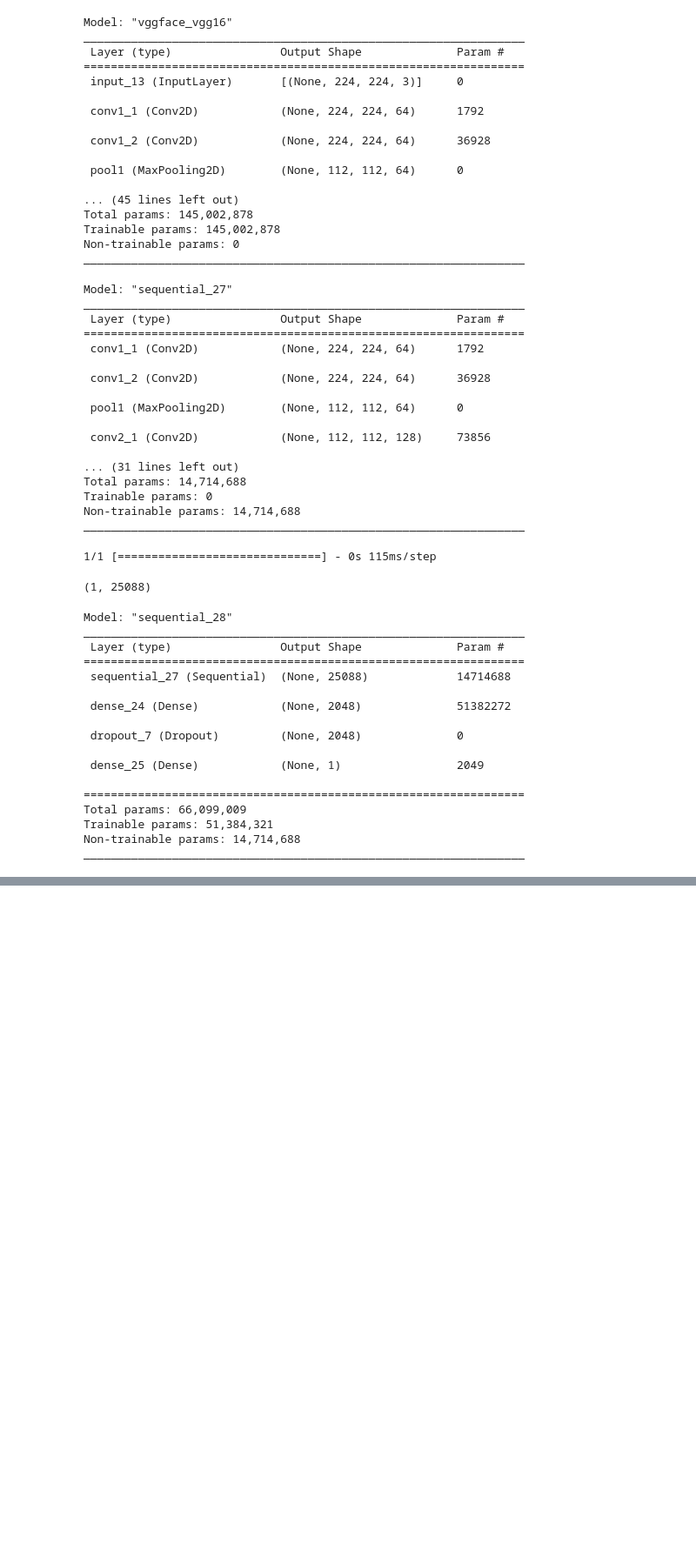
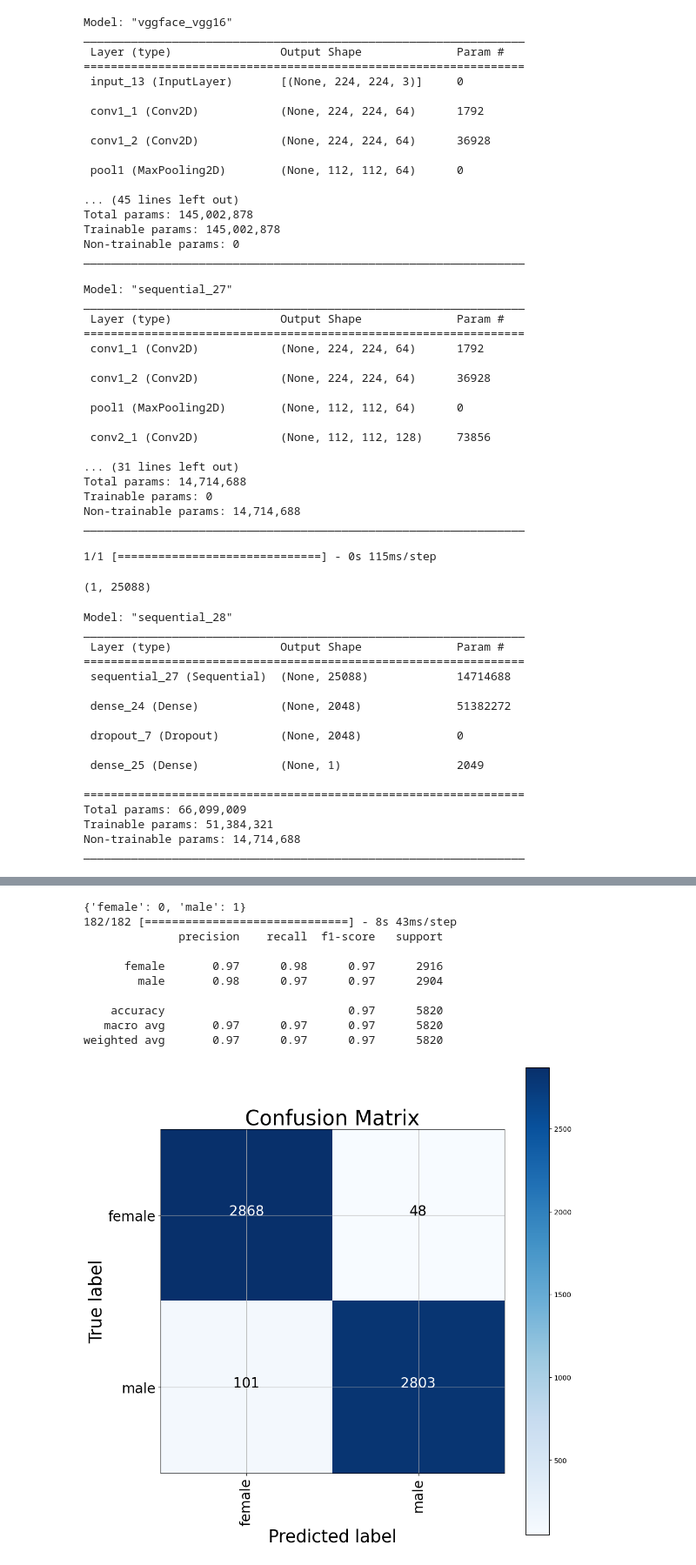
Before and after one commit to Bubuyson/Demographic-Estimator, a Jupyter notebook: testing_vggface_gender.ipynb, the cells around one changed output, grey strips where cells are left out. Shown at 87% size. Drawn from its saved outputs; the diff is of its cells as text; code cells hidden in the pictures; blank space fills up the shorter version.

```diff
--- a/testing_vggface_gender.ipynb
+++ b/testing_vggface_gender.ipynb
@@ -238,0 +450,76 @@ plt.show()
+# %%
+# Plotting the confusion matrix
+from sklearn.metrics import confusion_matrix
+import itertools
+
+def plot_confusion_matrix(cm, classes,
+                            normalize=False,
+                            title='Confusion matrix',
+                            cmap=plt.cm.Blues):
+
+
+        plt.figure(figsize=(10,10))
+        plt.imshow(cm, interpolation='nearest', cmap=cmap)
+        plt.title(title, fontsize=30)
+        plt.colorbar()
+        tick_marks = np.arange(len(classes))
+        plt.xticks(tick_marks, classes, rotation=90, fontsize=20)
+        plt.yticks(tick_marks, classes, fontsize=20)
+
+        fmt = '.2f' if normalize else 'd'
+        thresh = cm.max() / 2.
+
+        # Labeling the plot
+        for i, j in itertools.product(range(cm.shape[0]), range(cm.shape[1])):
+            # plt.text(j, i, format(cm[i, j], fmt), fontsize=20,
+            plt.text(j, i, format(cm[i, j], fmt), fontsize=20,
+                     horizontalalignment="center",
+                     color="white" if cm[i, j] > thresh else "black")
+
+        plt.grid(None)
+        plt.tight_layout()
+        plt.ylabel('True label', fontsize=25)
+        plt.xlabel('Predicted label', fontsize=25)
+
+# Get the labels of the test images.
+test_labels = test_generator.classes
+
+# We need these to plot the confusion matrix.
+test_labels
+
+# Print the label associated with each class
+print(test_generator.class_indices)
+
+# Generate predictions
+predictions = model.predict(test_generator, steps=test_generator.samples // batch_size+1, verbose=1)
+predictions = predictions.flatten()
+predicted_classes = (predictions > 0.5).astype(int)
+
+# Check which items we got right / wrong
+correct_indices = np.nonzero(predicted_classes == test_labels)[0]
+incorrect_indices = np.nonzero(predicted_classes != test_labels)[0]
+
+# Adapted from https://scikit-learn.org/stable/auto_examples/model_selection/plot_confusion_matrix.html
+cm = confusion_matrix(test_labels, predicted_classes)
+cm_plot_labels = validation_generator.class_indices.keys()
+plot_confusion_matrix(cm, cm_plot_labels, title='Confusion Matrix')
+
+# Print the classification report
+from sklearn.metrics import classification_report
+# Generate a classification report
+
+report = classification_report(test_labels, predicted_classes, target_names=validation_generator.class_indices.keys())
+
+print(report)
+# %% [output]
+{'female': 0, 'male': 1}
+182/182 [==============================] - 8s 43ms/step
+              precision    recall  f1-score   support
+
+      female       0.97      0.98      0.97      2916
+        male       0.98      0.97      0.97      2904
+
+    accuracy                           0.97      5820
+   macro avg       0.97      0.97      0.97      5820
+weighted avg       0.97      0.97      0.97      5820
+[figure, added]
```
Also changed, not shown: parts of 18 cells of this notebook, 1 other file.
